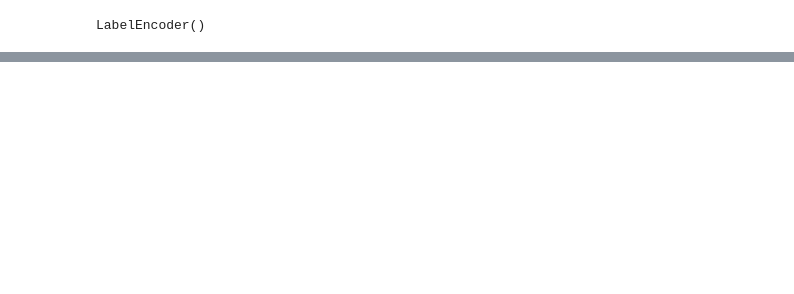
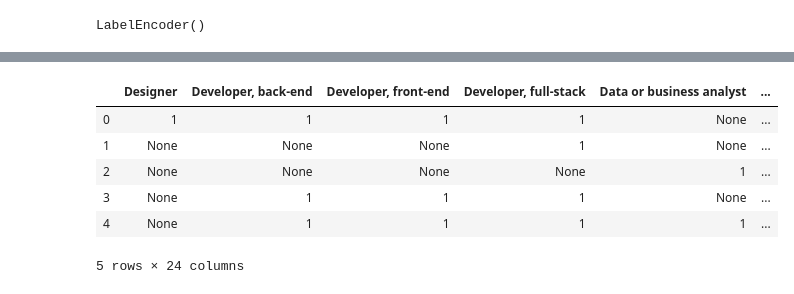
Before and after one commit to salary-sight/machine-learning-model, a Jupyter notebook: Main.ipynb, the cells around one changed output, grey strips where cells are left out. Drawn from its saved outputs; the diff is of its cells as text; code cells hidden in the pictures; blank space fills up the shorter version.

```diff
--- a/Main.ipynb
+++ b/Main.ipynb
@@ -167,0 +147,4 @@ for i in range(df_N)df.iloc[1].as_matrix()
+# %%
+all_positions.remove(None)
+# %%
+all_positions.pop(-2)
@@ -167,0 +153,3 @@ for i in range(df_N)df.iloc[1].as_matrix()
+# %%
+for i in all_positions:
+    df_2019[i] = None
@@ -167,0 +180,6 @@ for i in range(df_N)df.iloc[1].as_matrix()
+# %%
+for i in range(temp1.shape[0]):
+    j = temp1.iloc[i].as_matrix()
+    for item in j:
+        if item!=None:
+            df_2019.iloc[i][item] = 1
@@ -167,0 +195,10 @@ for i in range(df_N)df.iloc[1].as_matrix()
+# %%
+df_2019[all_positions].head()
+# %% [output]
+|  | Designer | Developer, back-end | Developer, front-end | Developer, full-stack | Data or business analyst | ... |
+| 0 | 1 | 1 | 1 | 1 | None | ... |
+| 1 | None | None | None | 1 | None | ... |
+| 2 | None | None | None | None | 1 | ... |
+| 3 | None | 1 | 1 | 1 | None | ... |
+| 4 | None | 1 | 1 | 1 | 1 | ... |
+5 rows × 24 columns
```
Also changed, not shown: parts of 15 cells of this notebook.
